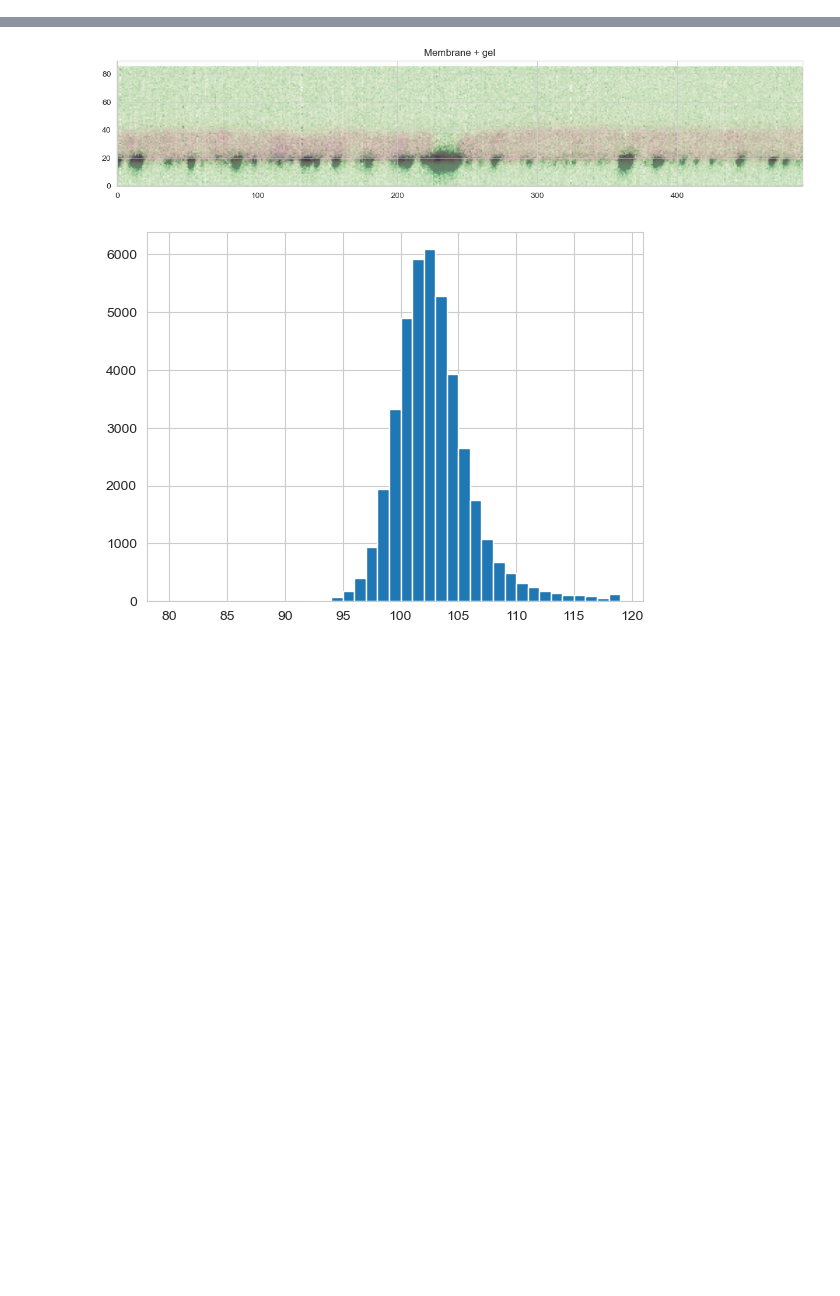
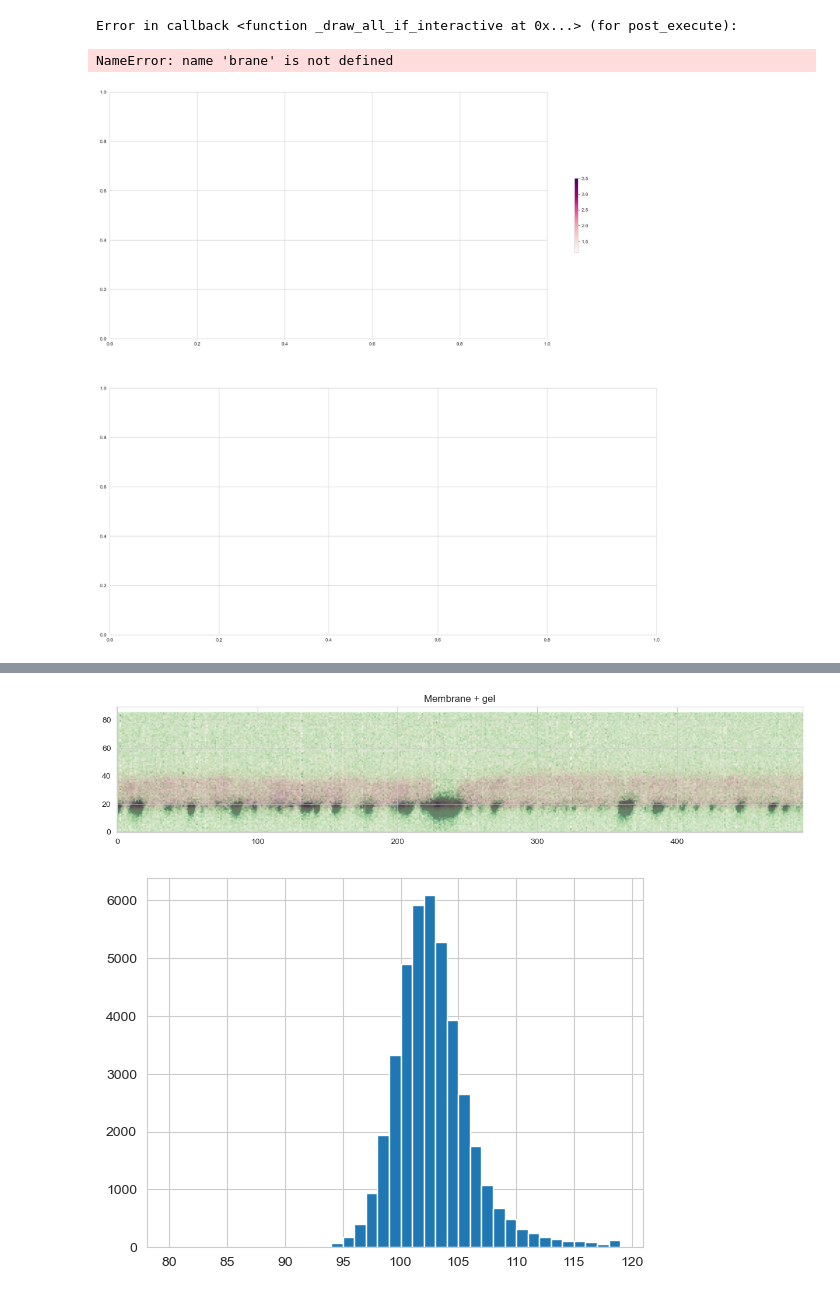
Before and after one commit to amityu/gel_sheets, a Jupyter notebook: Papers/network_evolution.ipynb, the cells around one changed output, grey strips where cells are left out. Cells and saved outputs as stored; diff of their text form; code cells hidden in the pictures; blank space fills up the shorter version.

```diff
--- a/Papers/network_evolution.ipynb
+++ b/Papers/network_evolution.ipynb
@@ -13,6 +13,7 @@ movie = '130721_CCA60_RAW'
 
 MOVIE_PATH = DATA_PATH +  movie + '/'
 GRAPH_PATH = 'C:/Users/amityu/Gel_Sheet_Graph/'
+ADD_DATA_PATH = 'C:/Users/amityu/DataspellProjects/gel_sheets/add_Data/%s/'%movie
 import numpy as np
 import matplotlib.pyplot as plt
 import matplotlib.cm as cm
@@ -143,0 +132,76 @@ plt.show()
+# %%
+spike_time_range = range(20,23)
+spike = np.load(MOVIE_PATH + 'np/spike.npy')
+surface = surface.copy()
+surface[spike_time_range] = spike[spike_time_range]
+time_df = pd.read_csv(ADD_DATA_PATH + '%s_time.csv'%movie)
+# %%
+t_values = np.arange(0,  len(gel) )  # Replace start_t and end_t with your desired range
+pixel_size_x = 0.168
+pixel_size_z = 0.270
+
+y = 350
+x1 = 10
+x2 = 500
+z1 = 0
+z2 = 90
+plot_sigma = 2.5
+fig,(ax1,ax2) = plt.subplots(2,1,figsize=(20,20))
+
+norm = Normalize(vmin=1.15, vmax=3.5)
+mappable = ScalarMappable(norm=norm, cmap=plt.cm.RdPu)
+mappable.set_array(gel[:,z1:z2,y,x1:x2])  # Set the data array
+
+# Now, create the colorbar
+plt.colorbar(mappable, ax=ax1, shrink=0.3)
+
+def update(t):
+    frame_time = int(time_df.loc[time_df['frame'] == t, 'time (sec)'].values[0])
+    ax1.clear()
+    h = surface[t]
+    m = membrane[t]
+    img = gel[t,z1:z2,y,x1:x2].copy() #+ mem_intensity[t,z1:z2,y,x1:x2].copy()
+    img_mem = mem_intensity[t,z1:z2,y,x1:x2].copy()
+    img_mem[np.isnan(img_mem)] = 0
+
+    ax1.imshow(img,origin='lower', cmap='RdPu', alpha = 0.6)#, vmin= 1.11, vmax =3.5)#,extent=extent)
+    ax1.imshow(img_mem,origin='lower', cmap='Greys', alpha = 0.4)#, vmin= 1.11, vmax =3.5)#,extent=extent)
+
+    ax1.grid(True)
+    ax1.set_xlabel('X (Pixels)')
+    ax1.set_ylabel('Z (Pixels)')
+    im = ax1.plot(gaussian_filter(h[y,x1:x2 ],sigma = plot_sigma ), 'black', lw= 4 ,linestyle='-')
+    x0 = 100
+    x0_mem = 100
+    line = my_normalize(gaussian_filter(gel[t,z1:z2,y,x0],5))
+    line_no_nan = line[~np.isnan(line)]
+    last_value = line_no_nan[-1]
+    line[np.isnan(line)] = last_value
+
+
+    ax1.plot(line*25 + x0, np.arange(z1,z2) ,'blue', label = 'Gel')
+    line_mem  = my_normalize(gaussian_filter(mem_intensity[t,z1:z2,y,x0],5))
+    line_mem_no_nan = line_mem[~np.isnan(line_mem)]
+    last_value = line_mem_no_nan[-1]
+    line_mem[np.isnan(line_mem)] = last_value
+
+    ax1.plot(line_mem*10 + x0_mem, np.arange(z1,z2) ,'red', label = 'Membrane')
+    plt.legend()
+    plt.title('Time=%s ' % gu.time_string(frame_time))
+
+    ax1.set_xlabel('X (mu)')
+    ax1.set_xticks(np.arange(0, img.shape[1], 50), (np.arange(0, img.shape[1], 50) * pixel_size_x).astype(int))
+    ax1.set_ylabel('Z (mu)')
+    ax1.set_yticks(np.arange(0, img.shape[0], 10), (np.arange(0, img.shape[0], 10) * pixel_size_z).astype(int))
+
+# Create the figure and axis
+
+# Create the animation
+animation = FuncAnimation(fig, update, frames=t_values, repeat=False, interval=1000)  # 1 second per frame
+
+# Save the animation as an MPEG file
+animation.save(GRAPH_PATH + 'sideview/%s_dist.mp4'%movie, writer='ffmpeg', dpi=300, codec='h264')
+
+# Display the animation (optional)
+plt.show()
+# %% [output]
@@ -143,0 +209,3 @@ plt.show()
+Error in callback <function _draw_all_if_interactive at 0x...> (for post_execute):
+NameError: name 'brane' is not defined
+[figure, added]
```
Also changed, not shown: parts of 10 cells of this notebook, 8 other files.
